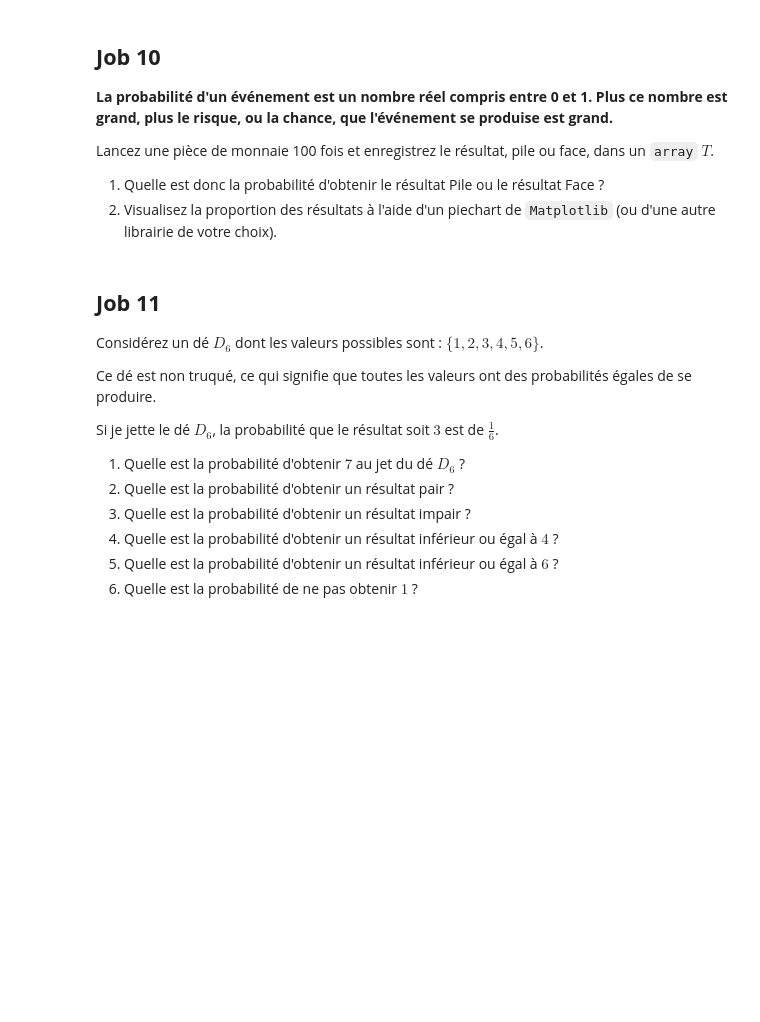
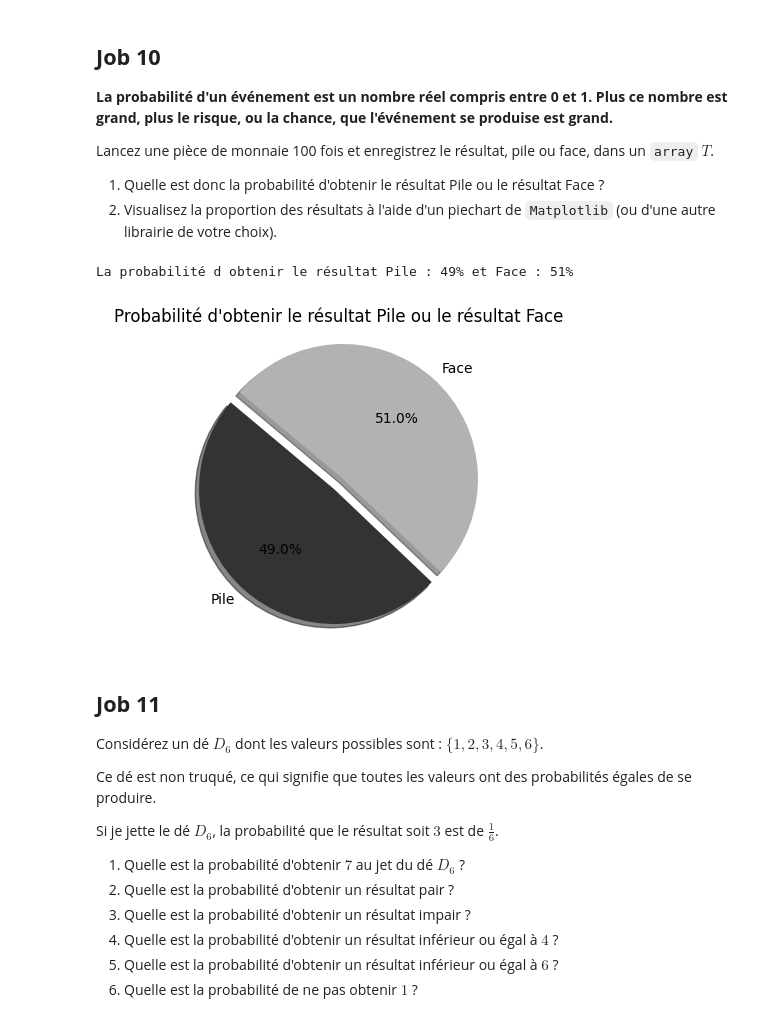
Before and after one commit to ines-lorquet/philomathia, a Jupyter notebook: Philomathia.ipynb, the cells around one changed output. Drawn from its saved outputs; the diff is of its cells as text; code cells hidden in the pictures; blank space fills up the shorter version.

```diff
--- a/Philomathia.ipynb
+++ b/Philomathia.ipynb
@@ -566,6 +566,20 @@ array([[-0.69230769, -0.53846154,  0.84615385],
 Lancez une pièce de monnaie 100 fois et enregistrez le résultat, pile ou face, dans un `array` $T$.
 1. Quelle est donc la probabilité d'obtenir le résultat Pile ou le résultat Face ?
 3. Visualisez la proportion des résultats à l'aide d'un piechart de `Matplotlib` (ou d'une autre librairie de votre choix).
+# %%
+T = np.random.choice(['Pile', 'Face'], size=100)
+probabilites = [np.sum(T == resultat) for resultat in ['Pile', 'Face']]
+print(f'La probabilité d obtenir le résultat Pile : {probabilites[0]}% et Face : {probabilites[1]}% ')
+# %% [output]
+La probabilité d obtenir le résultat Pile : 49% et Face : 51%
+# %%
+plt.figure(figsize=(6, 4))
+plt.pie(probabilites, explode=(0.1, 0), labels=['Pile', 'Face'], colors=['#333333', '#b2b2b2'], autopct='%1.1f%%', shadow=True, startangle=140)
+plt.axis('equal')
+plt.title("Probabilité d'obtenir le résultat Pile ou le résultat Face")
+plt.show()
+# %% [output]
+[figure, added]
 # %% [markdown]
 ## **Job 11**
 
```
Also changed, not shown: parts of 4 cells of this notebook.
